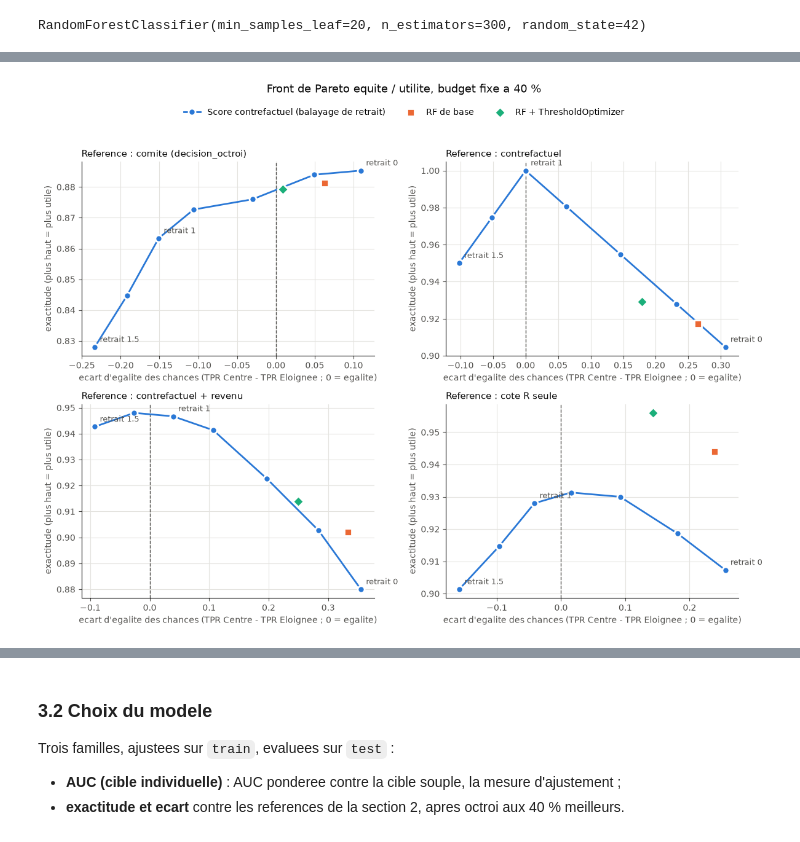
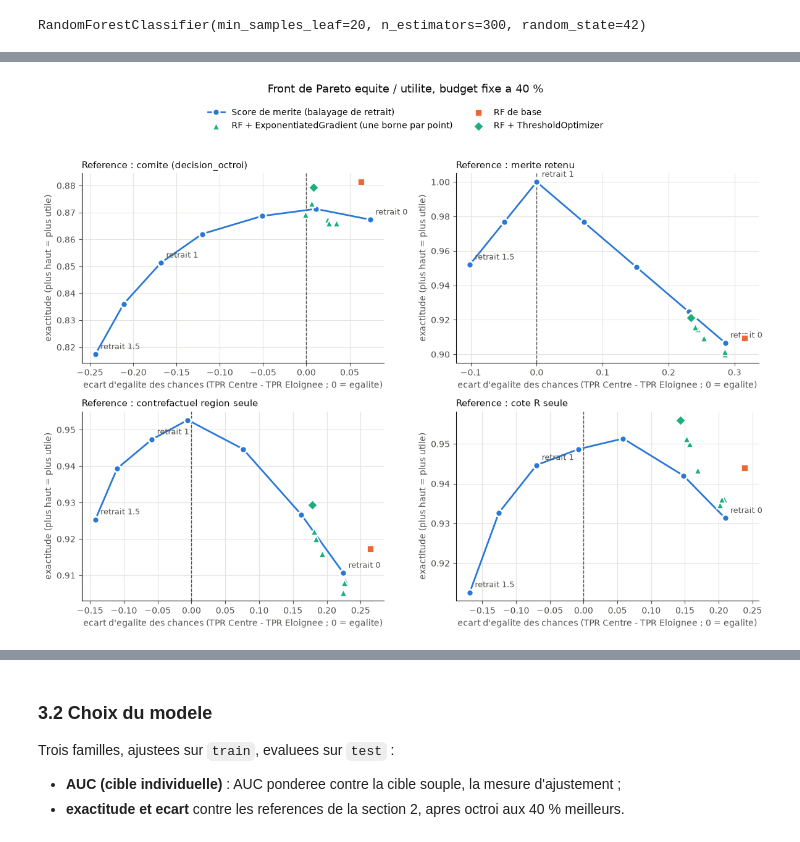
Before and after one commit to Thelazerlog/CodeMLEquiAlgo, a Jupyter notebook: model_corrige.ipynb, the cells around one changed output, grey strips where cells are left out. Drawn from its saved outputs; the diff is of its cells as text; code cells hidden in the pictures.

```diff
--- a/model_corrige.ipynb
+++ b/model_corrige.ipynb
@@ -237,9 +306,8 @@ from analyse import ecart_egalite_chances
 groupe_tr, groupe_te = groupe_hist[train.index], groupe_hist[test.index]
 references = {
     'comite (decision_octroi)': test['decision_octroi'].to_numpy(),
-    'contrefactuel': octroi_top_k(score_contrefactuel(modele_valid, test)),
-    'contrefactuel + revenu': octroi_top_k(score_contrefactuel(
-        modele_valid, test, neutraliser=['revenu_familial_estime'], reference=train)),
+    'merite retenu': octroi_top_k(score_merite(modele_valid, test, reference=train)),
+    'contrefactuel region seule': octroi_top_k(score_contrefactuel(modele_valid, test)),
     'cote R seule': octroi_top_k(test['cote_r_equivalent']),
 }
 
@@ -299,7 +384,9 @@ point unique.
 # %%
 RETRAITS = [0, 0.25, 0.5, 0.75, 1.0, 1.25, 1.5]
 balayage = pd.DataFrame({
-    r: evaluer(octroi_top_k(score_contrefactuel(modele_valid, test, retrait=r))) for r in RETRAITS
+    r: evaluer(octroi_top_k(score_contrefactuel(modele_valid, test, retrait=r, reference=train,
+                                                ponderations=PONDERATIONS_MERITE)))
+    for r in RETRAITS
 }).T
 balayage.index.name = 'retrait'
 
@@ -331,0 +419,20 @@ RF + ThresholdOptimizer                    0.008      0.879         0.178      0
+# %%
+from fairlearn.reductions import ExponentiatedGradient, TruePositiveRateParity
+
+# Comparateur : reentrainement sous contrainte de parite de TPR (contre decision_octroi), en balayant
+# la tolerance. Foret de 100 arbres : EG reentraine le modele a chaque iteration (environ 25 s par point).
+BORNES_EG = [0.2, 0.1, 0.05, 0.02, 0.01, 0.005]
+X_tr_eg, X_te_eg = X_tr.astype(float), X_te.astype(float)
+
+resultats_eg = {}
+for borne in BORNES_EG:
+    eg = ExponentiatedGradient(
+        RandomForestClassifier(n_estimators=100, min_samples_leaf=20, random_state=42, n_jobs=-1),
+        constraints=TruePositiveRateParity(difference_bound=borne), eps=0.01, max_iter=50)
+    eg.fit(X_tr_eg, train['decision_octroi'], sensitive_features=groupe_tr)
+    # Probabilite d'octroi du melange de modeles, classee pour respecter le budget.
+    resultats_eg[borne] = evaluer(octroi_top_k(eg._pmf_predict(X_te_eg)[:, 1]))
+
+balayage_eg = pd.DataFrame(resultats_eg).T
+balayage_eg.index.name = 'difference_bound'
+print(balayage_eg.round(3))
@@ -333,36 +450,41 @@ RF + ThresholdOptimizer                    0.008      0.879         0.178      0
 import matplotlib.pyplot as plt
 
 # Palette categorielle de reference (slots 1-3, valides pour un nuage de points).
+# Vert d'eau = les deux methodes fairlearn (contrainte contre decision_octroi), distinguees par la forme.
 BLEU, ORANGE, VERT_EAU = '#2a78d6', '#eb6834', '#1baf7a'
 ENCRE, ENCRE_SECONDAIRE, GRILLE = '#0b0b0b', '#52514e', '#e4e3df'
 
 fig, axes = plt.subplots(2, 2, figsize=(12, 9))
 for ax, nom in zip(axes.flat, references):
     x, y = balayage[(nom, 'ecart')], balayage[(nom, 'exactitude')]
     ax.axvline(0, color=ENCRE_SECONDAIRE, lw=1, ls='--', zorder=1)
     ax.plot(x, y, '-o', color=BLEU, lw=2, ms=8, mec='white', mew=2,
-            label='Score contrefactuel (balayage de retrait)', zorder=3)
+            label='Score de merite (balayage de retrait)', zorder=3)
     for r in [0, 1.0, 1.5]:
         ax.annotate(f'retrait {r:g}', (x[r], y[r]), xytext=(6, 6), textcoords='offset points',
                     fontsize=9, color=ENCRE_SECONDAIRE)
+    # Points non relies : le resultat d'EG n'est pas monotone en la borne.
+    ax.scatter(balayage_eg[(nom, 'ecart')], balayage_eg[(nom, 'exactitude')], s=70, marker='^',
+               color=VERT_EAU, edgecolor='white', linewidth=1.5, zorder=4,
+               label='RF + ExponentiatedGradient (une borne par point)')
     for methode, couleur, forme in [('RF de base', ORANGE, 's'), ('RF + ThresholdOptimizer', VERT_EAU, 'D')]:
         ax.scatter(comparateurs.loc[methode, (nom, 'ecart')], comparateurs.loc[methode, (nom, 'exactitude')],
                    s=80, marker=forme, color=couleur, edgecolor='white', linewidth=2, zorder=4, label=methode)
     ax.set_title(f'Reference : {nom}', color=ENCRE, fontsize=11, loc='left')
     ax.set_xlabel('ecart d\'egalite des chances (TPR Centre - TPR Eloignee ; 0 = egalite)', color=ENCRE_SECONDAIRE)
     ax.set_ylabel('exactitude (plus haut = plus utile)', color=ENCRE_SECONDAIRE)
     ax.grid(color=GRILLE, lw=0.8)
     ax.set_axisbelow(True)
     for cote in ['top', 'right']:
         ax.spines[cote].set_visible(False)
     ax.tick_params(colors=ENCRE_SECONDAIRE)
 
 poignees, etiquettes = axes.flat[0].get_legend_handles_labels()
 fig.suptitle('Front de Pareto equite / utilite, budget fixe a 40 %', y=0.995, fontsize=13, color=ENCRE)
-fig.legend(poignees, etiquettes, loc='upper center', bbox_to_anchor=(0.5, 0.965), ncol=3, frameon=False)
-plt.tight_layout(rect=(0, 0, 1, 0.93))
+fig.legend(poignees, etiquettes, loc='upper center', bbox_to_anchor=(0.5, 0.965), ncol=2, frameon=False)
+plt.tight_layout(rect=(0, 0, 1, 0.91))
 plt.show()
 # %% [output]
-[figure, old version]
+[figure, new version]
 # %% [markdown]
 **Lecture.** Le point ideal est sur la ligne pointillee (ecart nul), le plus haut possible.
```
Also changed, not shown: parts of 21 cells of this notebook, 7 other files.
